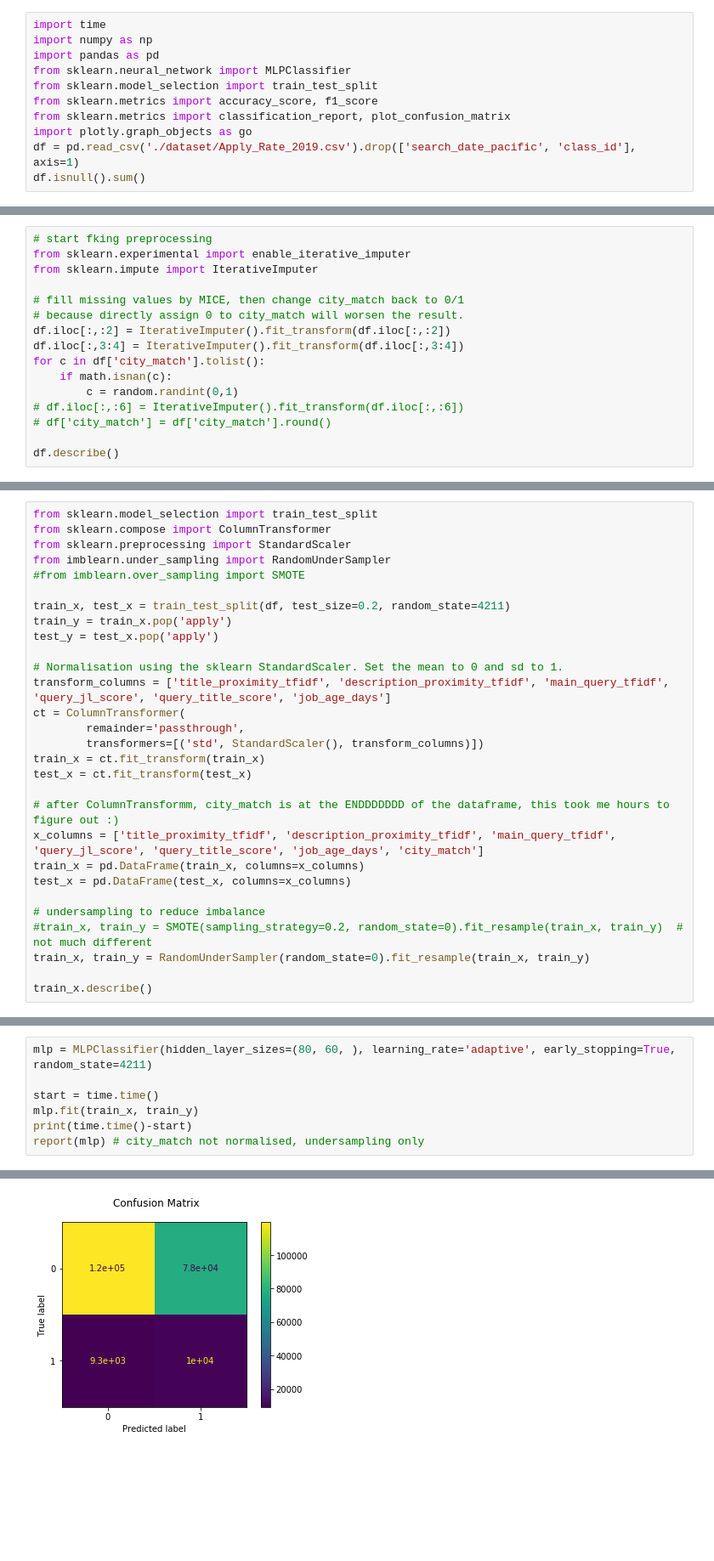
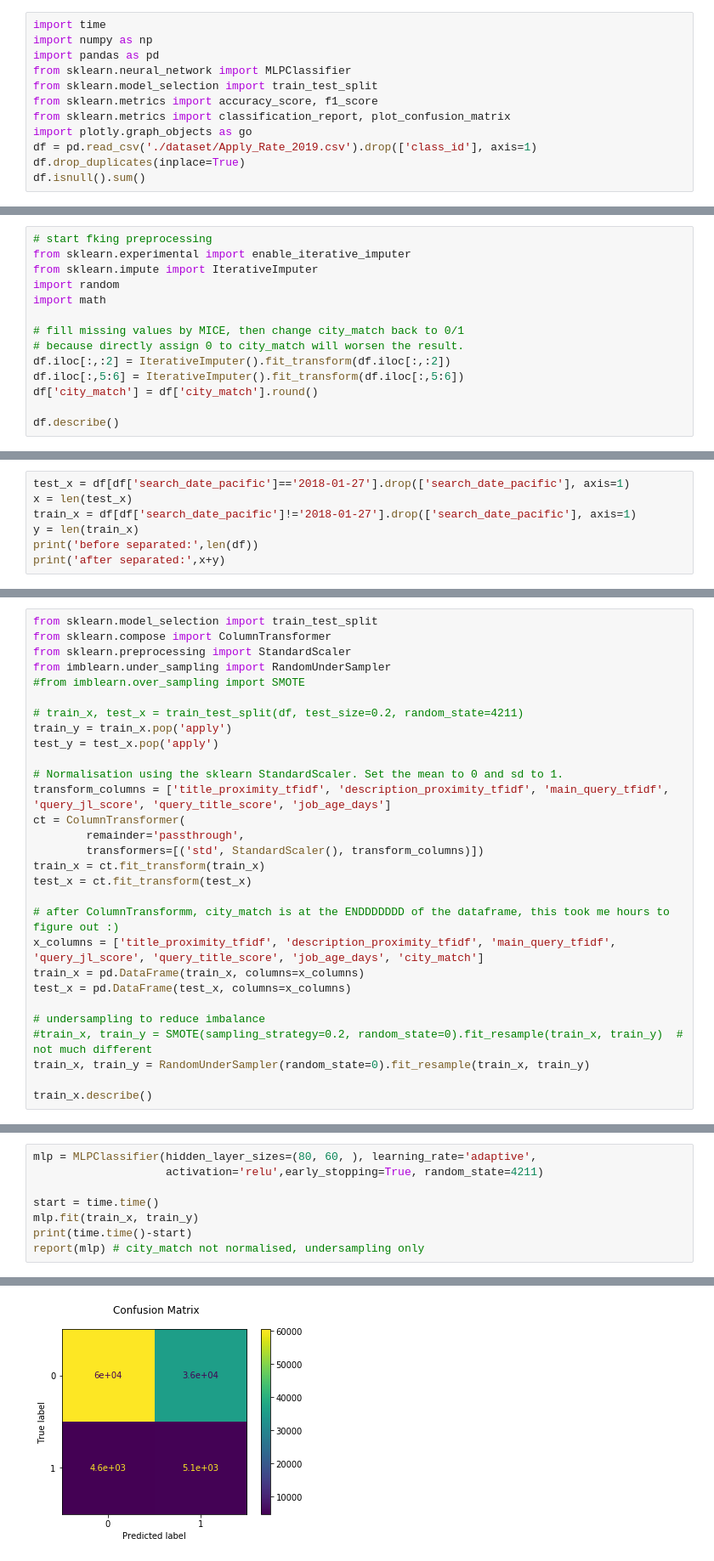
Before and after one commit to jshian/Predict_CTR, a Jupyter notebook: nn.ipynb, the cells around one changed output, grey strips where cells are left out. Shown at 85% size. Saved outputs shown, nothing was run; the diff lists cells and outputs as text; blank space fills up the shorter version.

```diff
--- a/nn.ipynb
+++ b/nn.ipynb
@@ -7,6 +7,7 @@ from sklearn.model_selection import train_test_split
 from sklearn.metrics import accuracy_score, f1_score
 from sklearn.metrics import classification_report, plot_confusion_matrix
 import plotly.graph_objects as go
-df = pd.read_csv('./dataset/Apply_Rate_2019.csv').drop(['search_date_pacific', 'class_id'], axis=1)
+df = pd.read_csv('./dataset/Apply_Rate_2019.csv').drop(['class_id'], axis=1)
+df.drop_duplicates(inplace=True)
 df.isnull().sum()
 # %% [output]
@@ -33,16 +34,14 @@ fig.show()  # imbalanced
 # start fking preprocessing
 from sklearn.experimental import enable_iterative_imputer
 from sklearn.impute import IterativeImputer
+import random
+import math
 
 # fill missing values by MICE, then change city_match back to 0/1
 # because directly assign 0 to city_match will worsen the result.
 df.iloc[:,:2] = IterativeImputer().fit_transform(df.iloc[:,:2])
-df.iloc[:,3:4] = IterativeImputer().fit_transform(df.iloc[:,3:4])
-for c in df['city_match'].tolist():
-    if math.isnan(c):
-        c = random.randint(0,1)
-# df.iloc[:,:6] = IterativeImputer().fit_transform(df.iloc[:,:6])
-# df['city_match'] = df['city_match'].round()
+df.iloc[:,5:6] = IterativeImputer().fit_transform(df.iloc[:,5:6])
+df['city_match'] = df['city_match'].round()
 
 df.describe()
 # %% [output]
@@ -66,0 +74,7 @@ df.head()
+# %%
+test_x = df[df['search_date_pacific']=='2018-01-27'].drop(['search_date_pacific'], axis=1)
+x = len(test_x)
+train_x = df[df['search_date_pacific']!='2018-01-27'].drop(['search_date_pacific'], axis=1)
+y = len(train_x)
+print('before separated:',len(df))
+print('after separated:',x+y)
@@ -71,7 +88,7 @@ from sklearn.preprocessing import StandardScaler
 from imblearn.under_sampling import RandomUnderSampler
 #from imblearn.over_sampling import SMOTE
 
-train_x, test_x = train_test_split(df, test_size=0.2, random_state=4211)
+# train_x, test_x = train_test_split(df, test_size=0.2, random_state=4211)
 train_y = train_x.pop('apply')
 test_y = test_x.pop('apply')
 
@@ -121,7 +137,8 @@ def report(clf):
     disp = plot_confusion_matrix(clf, test_x, test_y)
     disp.figure_.suptitle("Confusion Matrix")
 # %%
-mlp = MLPClassifier(hidden_layer_sizes=(80, 60, ), learning_rate='adaptive', early_stopping=True, random_state=4211)
+mlp = MLPClassifier(hidden_layer_sizes=(80, 60, ), learning_rate='adaptive',
+                    activation='relu',early_stopping=True, random_state=4211)
 
 start = time.time()
 mlp.fit(train_x, train_y)
@@ -140 +157 @@ weighted avg       0.85      0.60      0.68    216765
-[figure, old version]
+[figure, new version]
```
Also changed, not shown: parts of 14 cells of this notebook.
